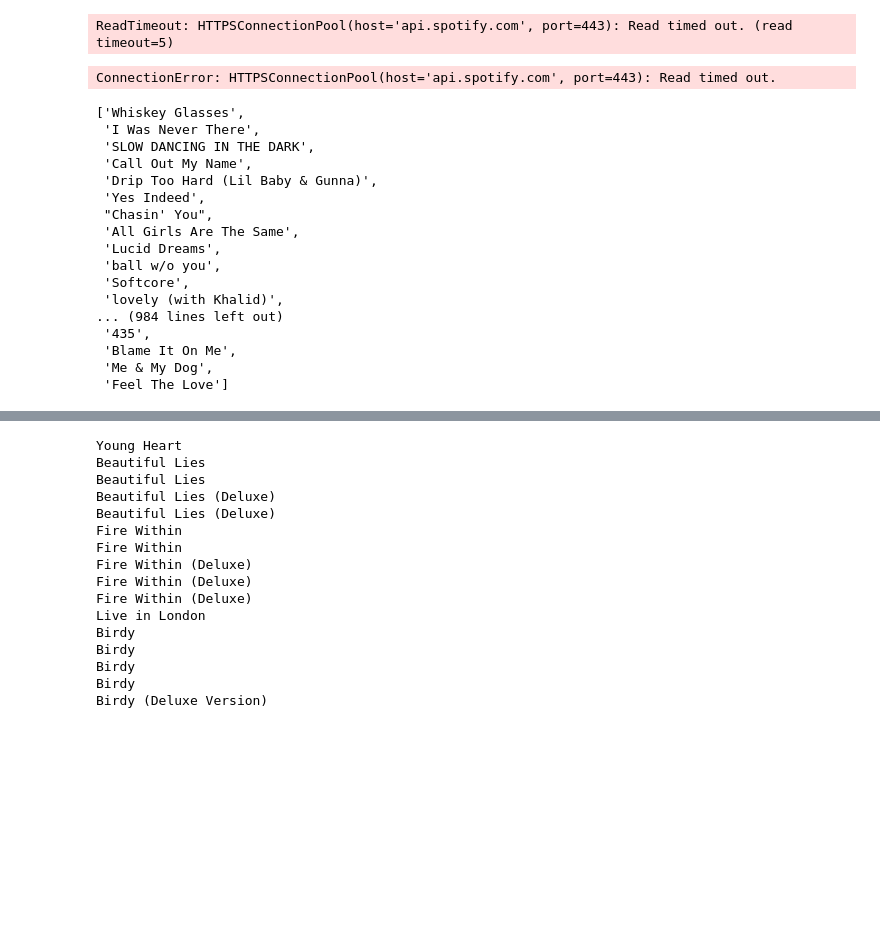
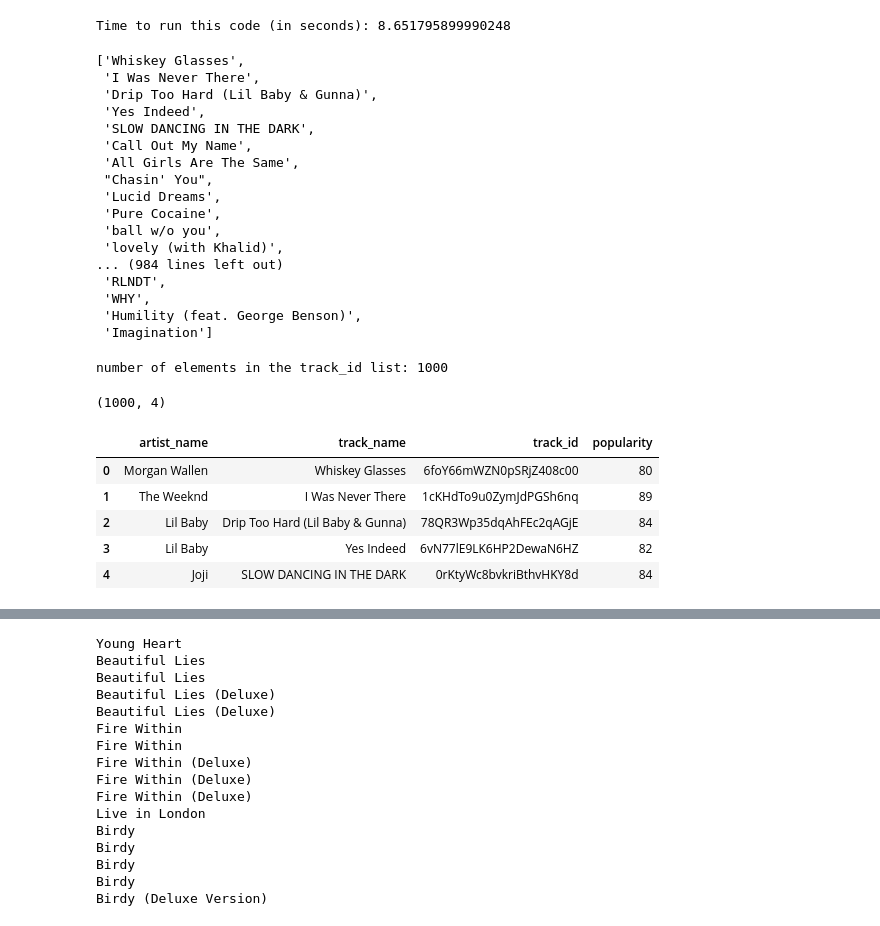
Before and after one commit to prrrathm/spotipy-analysis, a Jupyter notebook: DAVProject.ipynb, the cells around one changed output, grey strips where cells are left out. Cells and saved outputs as stored; diff of their text form; code cells hidden in the pictures; blank space fills up the shorter version.

```diff
--- a/DAVProject.ipynb
+++ b/DAVProject.ipynb
@@ -10,58 +9,65 @@ client_credentials_manager = SpotifyClientCredentials(
     client_id=cid, client_secret=secret)
 sp = spotipy.Spotify(client_credentials_manager=client_credentials_manager)
 # %%
+# timeit library to measure the time needed to run this code
+import timeit
+start = timeit.default_timer()
+
+# create empty lists where the results are going to be stored
 artist_name = []
 track_name = []
 popularity = []
 track_id = []
-for i in range(0, 100):
+
+for i in range(0, 1000, 50):
     track_results = sp.search(q='year:2018', type='track', limit=50, offset=i)
     for i, t in enumerate(track_results['tracks']['items']):
         artist_name.append(t['artists'][0]['name'])
         track_name.append(t['name'])
         track_id.append(t['id'])
         popularity.append(t['popularity'])
+
+
+stop = timeit.default_timer()
+print('Time to run this code (in seconds):', stop - start)
 # %% [output]
-ReadTimeout: HTTPSConnectionPool(host='api.spotify.com', port=443): Read timed out. (read timeout=5)
+Time to run this code (in seconds): 8.651795899990248
-# %%
-# for i in range(0, 100):
-#     track_results = sp.search(q='year:2018', type='track', limit=50, offset=i)
-#     for i, t in enumerate(track_results['tracks']['items']):
-#         artist_name.append(t['artists'][0]['name'])
-#         track_name.append(t['name'])
-#         track_id.append(t['id'])
-#         popularity.append(t['popularity'])
-
-for i in range(0, 100):
-    track_results = sp.search(q='year:2018', type='track', limit=50, offset=i)
-    [
-        t['artists'][0]['name']
-        for i, t in enumerate(track_results['tracks']['items'])
-    ]
-
-[
-    [t['artists'][0]['name']
-        for i, t in enumerate(track_results['tracks']['items'])]
-]
-# %% [output]
-ConnectionError: HTTPSConnectionPool(host='api.spotify.com', port=443): Read timed out.
 # %%
 track_name
 # %% [output]
 ['Whiskey Glasses',
  'I Was Never There',
+ 'Drip Too Hard (Lil Baby & Gunna)',
+ 'Yes Indeed',
  'SLOW DANCING IN THE DARK',
  'Call Out My Name',
- 'Drip Too Hard (Lil Baby & Gunna)',
- 'Yes Indeed',
+ 'All Girls Are The Same',
  "Chasin' You",
- 'All Girls Are The Same',
  'Lucid Dreams',
+ 'Pure Cocaine',
  'ball w/o you',
- 'Softcore',
  'lovely (with Khalid)',
 ... (984 lines left out)
- '435',
- 'Blame It On Me',
- 'Me & My Dog',
- 'Feel The Love']
+ 'RLNDT',
+ 'WHY',
+ 'Humility (feat. George Benson)',
+ 'Imagination']
+# %%
+print('number of elements in the track_id list:', len(track_id))
+# %% [output]
+number of elements in the track_id list: 1000
+# %%
+import pandas as pd
+
+df_tracks = pd.DataFrame({'artist_name': artist_name, 'track_name': track_name,
+                         'track_id': track_id, 'popularity': popularity})
+print(df_tracks.shape)
+df_tracks.head()
+# %% [output]
+(1000, 4)
+|  | artist_name | track_name | track_id | popularity |
+| 0 | Morgan Wallen | Whiskey Glasses | 6foY66mWZN0pSRjZ408c00 | 80 |
+| 1 | The Weeknd | I Was Never There | 1cKHdTo9u0ZymJdPGSh6nq | 89 |
+| 2 | Lil Baby | Drip Too Hard (Lil Baby & Gunna) | 78QR3Wp35dqAhFEc2qAGjE | 84 |
+| 3 | Lil Baby | Yes Indeed | 6vN77lE9LK6HP2DewaN6HZ | 82 |
+| 4 | Joji | SLOW DANCING IN THE DARK | 0rKtyWc8bvkriBthvHKY8d | 84 |
```
Also changed, not shown: parts of 19 cells of this notebook, 5 other files.
